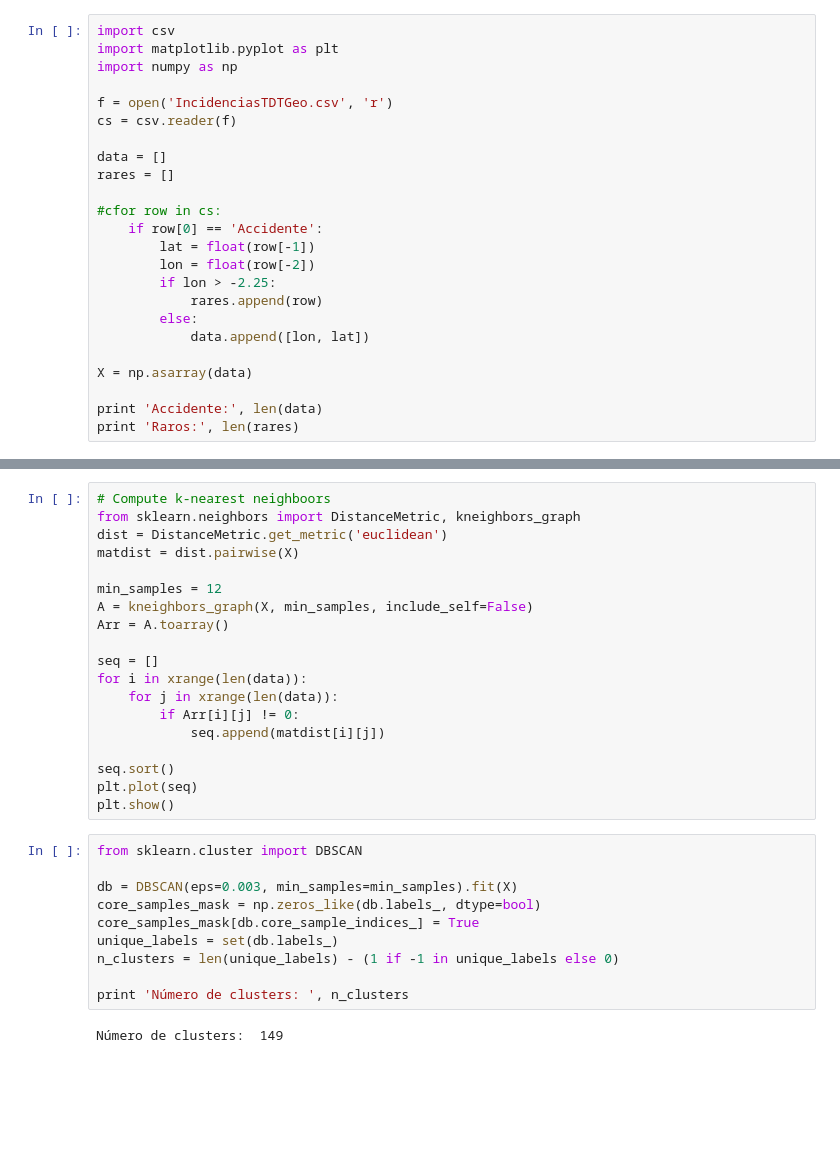
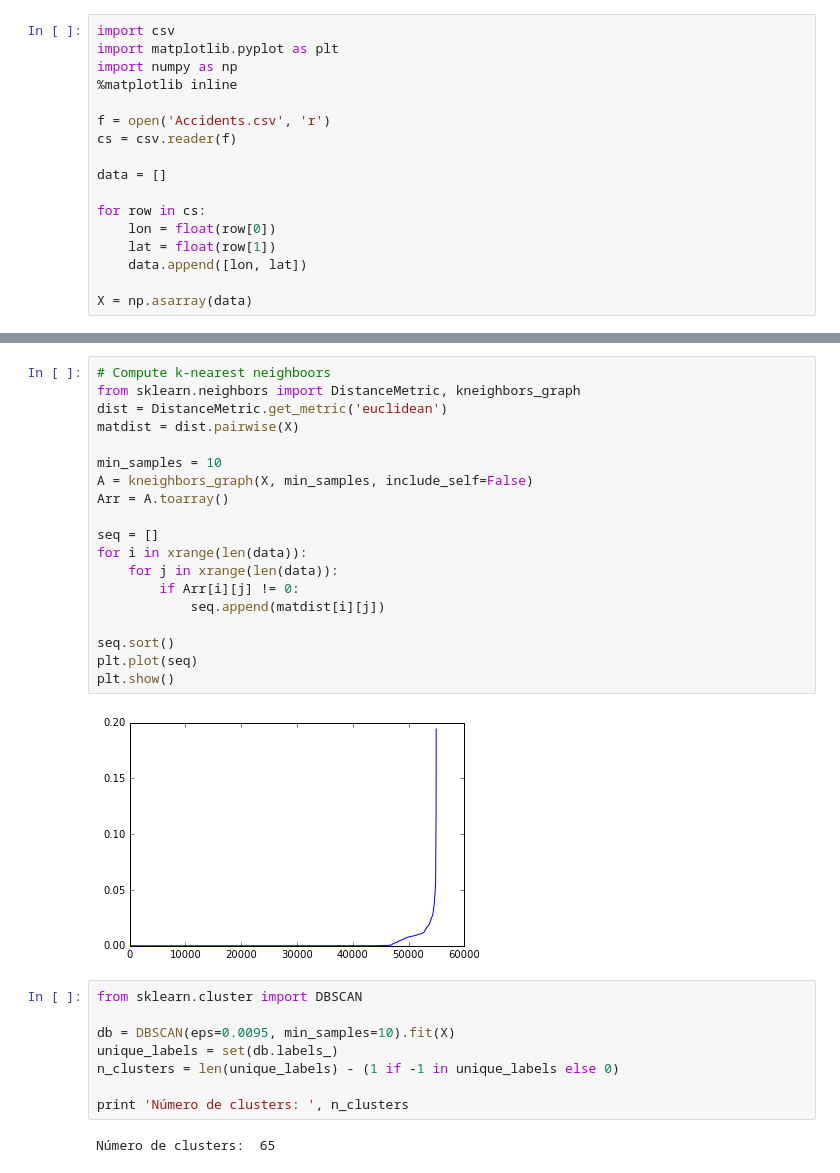
Before and after one commit to PabloLeon23/Aprendizaje-automatico, a Jupyter notebook: Sesion2/DBSCAN_accidentes.ipynb, the cells around one changed output, grey strips where cells are left out. Drawn from its saved outputs; the diff is of its cells as text; blank space fills up the shorter version.

```diff
--- a/Sesion2/DBSCAN_accidentes.ipynb
+++ b/Sesion2/DBSCAN_accidentes.ipynb
@@ -2,23 +2,16 @@
 import csv
 import matplotlib.pyplot as plt
 import numpy as np
+%matplotlib inline
 
-f = open('IncidenciasTDTGeo.csv', 'r')
+f = open('Accidents.csv', 'r')
 cs = csv.reader(f)
 
 data = []
-rares = []
 
-#cfor row in cs:
-    if row[0] == 'Accidente':
-        lat = float(row[-1])
-        lon = float(row[-2])
-        if lon > -2.25:
-            rares.append(row)
-        else:
-            data.append([lon, lat])
+for row in cs:
+    lon = float(row[0])
+    lat = float(row[1])
+    data.append([lon, lat])
 
 X = np.asarray(data)
-
-print 'Accidente:', len(data)
-print 'Raros:', len(rares)
@@ -35,34 +27,34 @@ plt.show()
 # %%
 # Compute k-nearest neighboors
 from sklearn.neighbors import DistanceMetric, kneighbors_graph
 dist = DistanceMetric.get_metric('euclidean')
 matdist = dist.pairwise(X)
 
-min_samples = 12
+min_samples = 10
 A = kneighbors_graph(X, min_samples, include_self=False)
 Arr = A.toarray()
 
 seq = []
 for i in xrange(len(data)):
     for j in xrange(len(data)):
         if Arr[i][j] != 0:
             seq.append(matdist[i][j])
 
 seq.sort()
 plt.plot(seq)
 plt.show()
+# %% [output]
+[figure, added]
 # %%
 from sklearn.cluster import DBSCAN
 
-db = DBSCAN(eps=0.003, min_samples=min_samples).fit(X)
-core_samples_mask = np.zeros_like(db.labels_, dtype=bool)
-core_samples_mask[db.core_sample_indices_] = True
+db = DBSCAN(eps=0.0095, min_samples=10).fit(X)
 unique_labels = set(db.labels_)
 n_clusters = len(unique_labels) - (1 if -1 in unique_labels else 0)
 
 print 'Número de clusters: ', n_clusters
 # %% [output]
-Número de clusters:  149
+Número de clusters:  65
 # %%
 # Validation/Evaluation
 from sklearn import metrics
```
Also changed, not shown: parts of 4 cells of this notebook, 2 other files.
